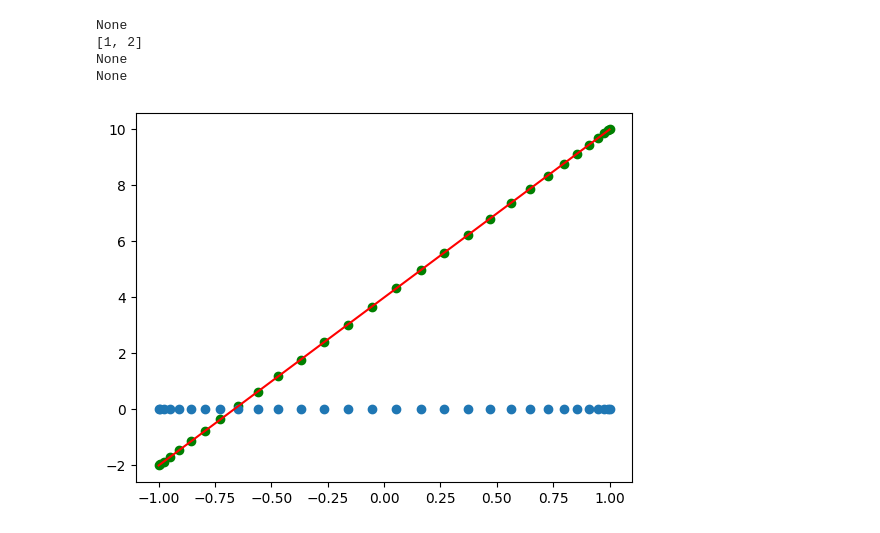
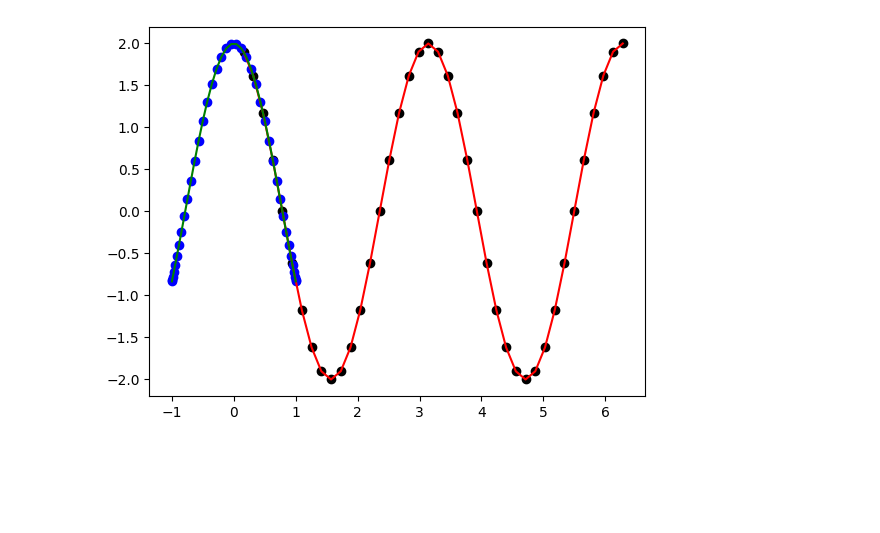
Before and after one commit to KsymenaPoradzisz/General_Relativity, a Jupyter notebook: test.ipynb, the cells around one changed output. Drawn from its saved outputs; the diff is of its cells as text; code cells hidden in the pictures; blank space fills up the shorter version.

```diff
--- a/test.ipynb
+++ b/test.ipynb
@@ -4,58 +4,41 @@ import Derivatives as Div
 import Cheb as Ch
 import Solver as Sol
 import Plotting
+import Data
 import matplotlib.pyplot as plt
 from scipy.linalg import toeplitz
 
 np.set_printoptions(linewidth=200)
-
-class Parent:
-    x = None
-
-class Child1(Parent):
-    def __init__(self) -> None:
-        self.x = [1, 2]
-
-parent = Parent()
-child = Child1()
-
-print(parent.x)
-print(child.x)
-print(Parent.x)
-print(Child1.x)
-# %% [output]
-None
-[1, 2]
-None
-None
 # %%
-def poly3(x, a, b, c, d):
-    return a*x*x*x + b*x*x + c*x + d
+def sin(x, a, b, c, d):
+    return a * np.sin(b*x + c)
 
-def poly3div(x, a, b, c):
-    return 3*a*x*x + 2*b*x + c
+def sinDiv(x, a, b, c, d):
+    return a*b * np.cos(b*x + c)
 
-def poly3bis(x, a, b, c):
-    return 6*a*x + 2*b
+N = 40
+xUni = Ch.Grid(N, mode='uni').grid
+DUni = Div.DTheta(N).matrix
+xCheb = Ch.Grid(N, mode="cheb").grid
+DCheb = Div.DR(N).matrix
 
-N = 30
-x = Ch.Grid(N, mode='cheb').grid
-D = Div.DR(N).matrix
-D2 = Div.DR2(N).matrix
+a, b, c, d = 1, 2, 0, 4
 
-a, b, c, d = 1, 2, 3, 4
+ydataUni = [sin(i, a, b, c, d) for i in xUni]   # 3rd degree polynomial values
+ydataCheb = [sin(i, a, b, c, d) for i in xCheb]
+yRefUni = [sinDiv(i, a, b, c, d) for i in xUni] # true derivative
+yRefCheb = [sinDiv(i, a, b, c, d) for i in xCheb]
+yDUni = DUni.dot(ydataUni)                            # spectral derivative
+yDCheb = DCheb.dot(ydataCheb)
 
-ydata = [poly3(i, a, b, c, d) for i in x]   # 3rd degree polynomial values
-yRef = [poly3bis(i, a, b, c) for i in x] # true derivative
-yRef2 = [poly3div(i, a, b, c) for i in x] # true 2nd derivative
-yD = D @ ydata                                # spectral derivative
-yD2 = D2 @ ydata                              # 2nd spectral derivative
+# test for uniform grid ranging from 0 to 2*pi
+plt.plot(xUni, yRefUni, 'r')
+plt.scatter(xUni, yDUni, c='black')
 
+# test for Chebyshev grid ranging from -1 to 1
+plt.plot(xCheb, yRefCheb, 'g')
+plt.scatter(xCheb, yDCheb, c='blue')
 
-# plt.scatter(x, yD, c='black')
-plt.plot(x, yRef, 'r')
-plt.scatter(x, yRef, c='green')
-plt.scatter(x, [0 for i in range(N)])
 plt.show()
 # %% [output]
-[figure, old version]
+[figure, new version]
```
Also changed, not shown: parts of 5 cells of this notebook, 4 other files.
